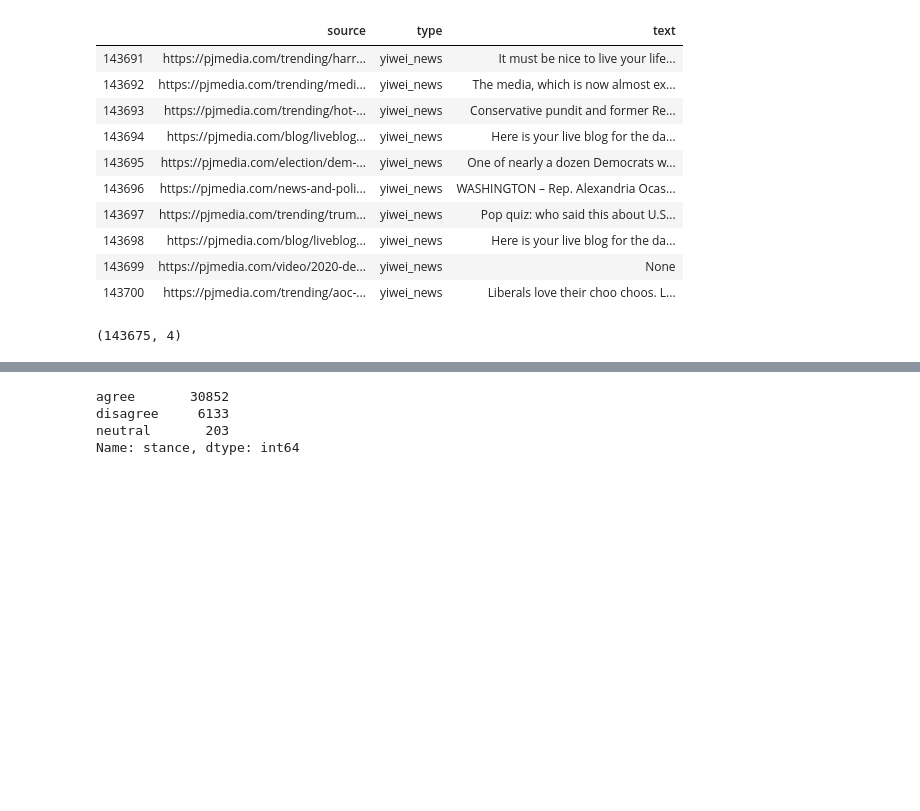
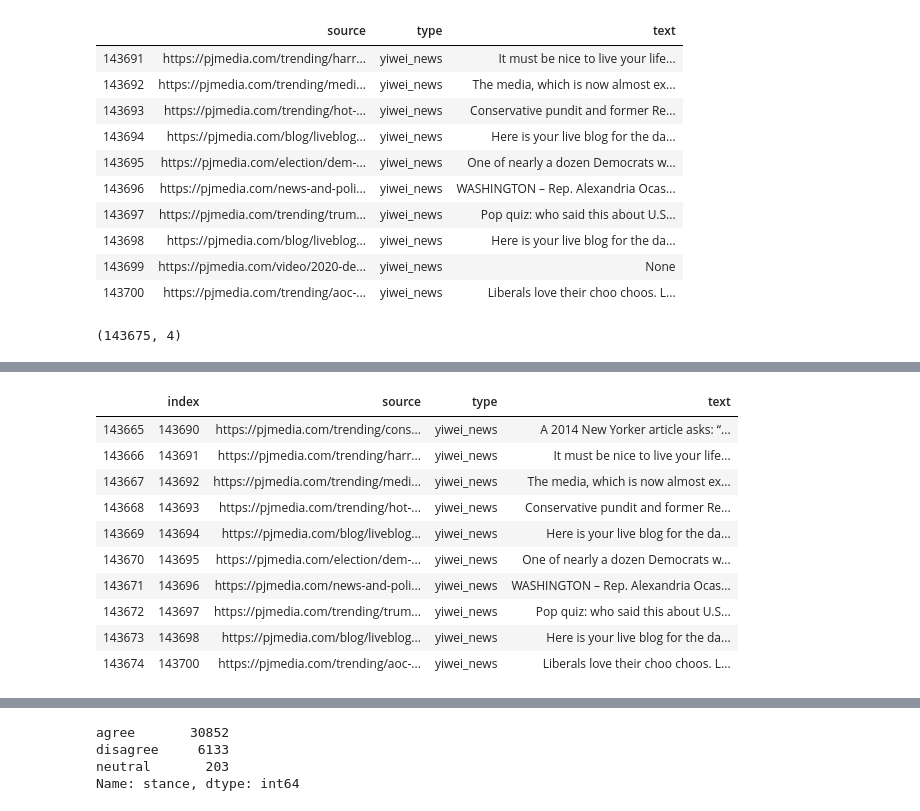
Before and after one commit to yiweiluo/GWStance, a Jupyter notebook: cc_stance/Data_creation.ipynb, the cells around one changed output, grey strips where cells are left out. Saved outputs shown, nothing was run; the diff lists cells and outputs as text; code cells hidden in the pictures; blank space fills up the shorter version.

```diff
--- a/cc_stance/Data_creation.ipynb
+++ b/cc_stance/Data_creation.ipynb
@@ -404,2 +406,16 @@ labeled_data_df.shape
 # %%
 # summary of what's included
+# %%
+unlabeled_data_df.tail(10)
+# %% [output]
+|  | index | source | type | text |
+| 143665 | 143690 | https://pjmedia.com/trending/cons... | yiwei_news | A 2014 New Yorker article asks: “... |
+| 143666 | 143691 | https://pjmedia.com/trending/harr... | yiwei_news | It must be nice to live your life... |
+| 143667 | 143692 | https://pjmedia.com/trending/medi... | yiwei_news | The media, which is now almost ex... |
+| 143668 | 143693 | https://pjmedia.com/trending/hot-... | yiwei_news | Conservative pundit and former Re... |
+| 143669 | 143694 | https://pjmedia.com/blog/liveblog... | yiwei_news | Here is your live blog for the da... |
+| 143670 | 143695 | https://pjmedia.com/election/dem-... | yiwei_news | One of nearly a dozen Democrats w... |
+| 143671 | 143696 | https://pjmedia.com/news-and-poli... | yiwei_news | WASHINGTON – Rep. Alexandria Ocas... |
+| 143672 | 143697 | https://pjmedia.com/trending/trum... | yiwei_news | Pop quiz: who said this about U.S... |
+| 143673 | 143698 | https://pjmedia.com/blog/liveblog... | yiwei_news | Here is your live blog for the da... |
+| 143674 | 143700 | https://pjmedia.com/trending/aoc-... | yiwei_news | Liberals love their choo choos. L... |
```
Also changed, not shown: parts of 7 cells of this notebook, 18 other files.
